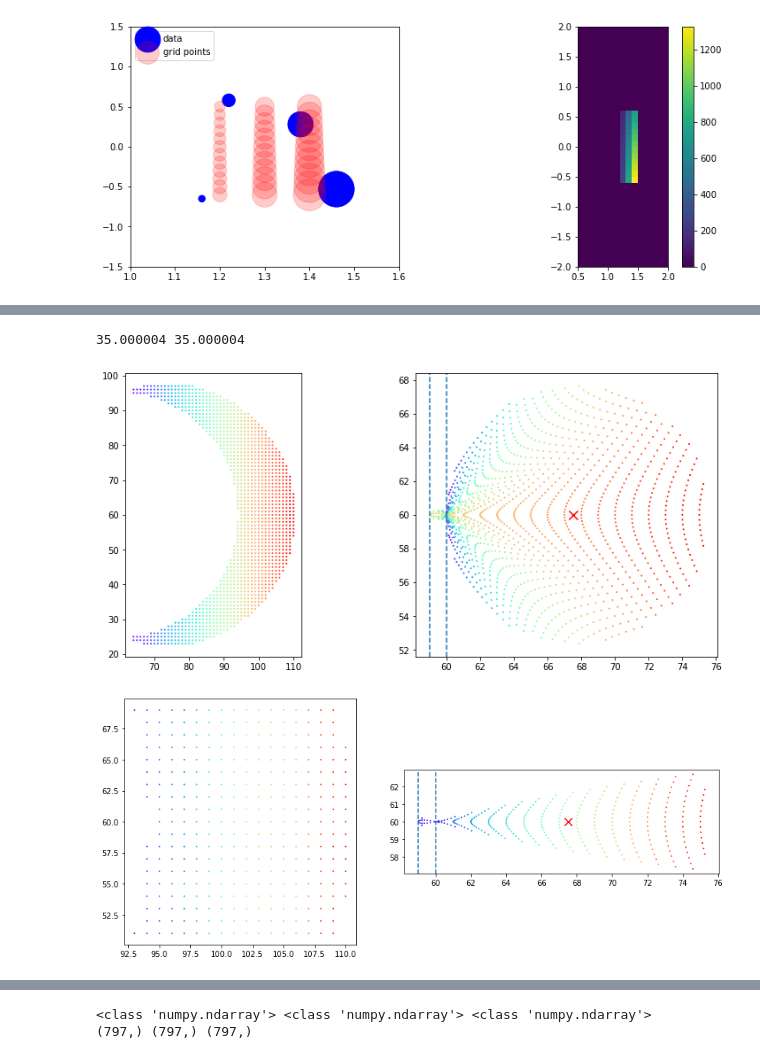
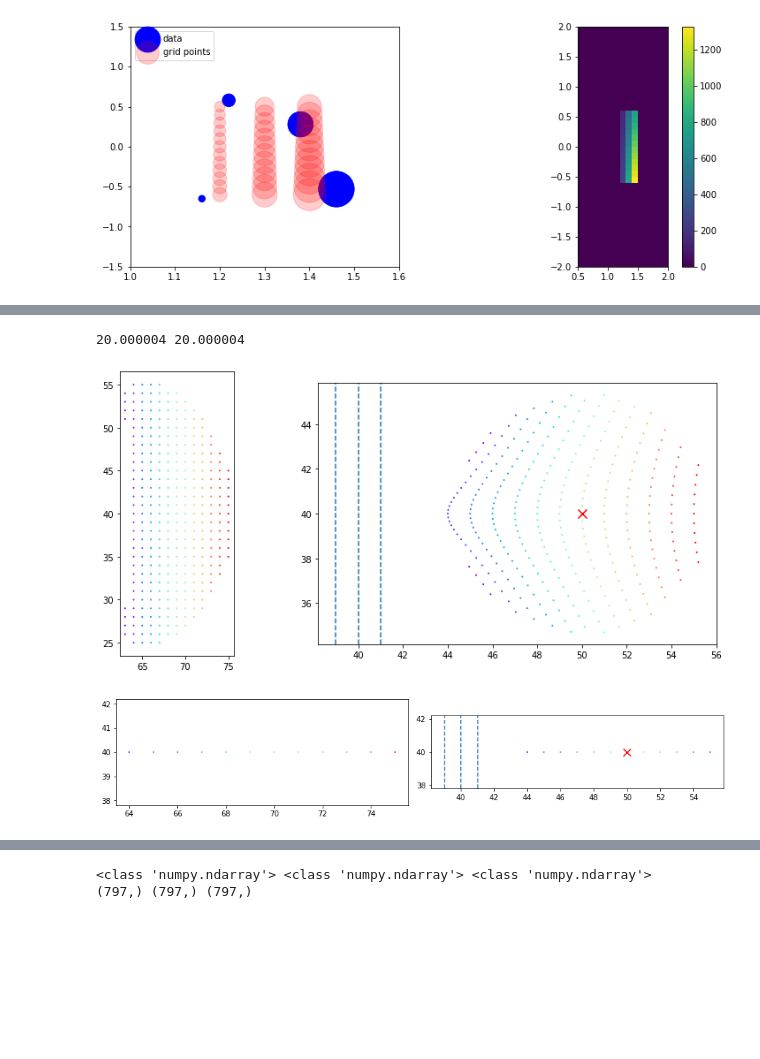
Before and after one commit to giga-lens/gigalens, a Jupyter notebook: jax-demo-dev-sim-only_SIS.ipynb, the cells around one changed output, grey strips where cells are left out. Saved outputs shown, nothing was run; the diff lists cells and outputs as text; code cells hidden in the pictures; blank space fills up the shorter version.

```diff
--- a/jax-demo-dev-sim-only_SIS.ipynb
+++ b/jax-demo-dev-sim-only_SIS.ipynb
@@ -428,19 +451,11 @@ alfy_pix = np.squeeze(f_yi_downsamp) / delta_pix
 
 arcxy = np.where(counterarcmask > 0)
 
-# print('alfx:', alfx_pix[arcxy])
-# print('alfy:', alfx_pix[arcxy])
-
-# # print('image flux:', img[goodidx])
-# # print('image x:', goodxy[0])
-# # print('image y:', goodxy[1])
-
 arcx = arcxy[1]
 arcy = arcxy[0]
 
 srcy = arcy - alfy_pix[arcxy]
 srcx = arcx - alfx_pix[arcxy]
-
 
 hiy = np.percentile(arcy, 90)
 idx = arcy >= hiy
@@ -454,14 +469,19 @@ srcy_hiy = srcy[idx]
 fig, (ax1, ax2) = plt.subplots(1, 2, figsize=(12, 5))
 
 ax1.scatter(arcx, arcy, c=arcx, cmap='rainbow', s=1)
-# ax1.plot(arcx, arcy, '.')
-# ax1.plot(arcx_hiy, arcy_hiy, 'r.')
 
 ax1.set_aspect('equal')
 
+nub_ln1 = ctr
+nub_ln2 = ctr - 1.
+nub_ln3 = ctr + 1.
+
+
 ax2.scatter(srcx, srcy, c=arcx, cmap='rainbow', s=1)
-ax2.axvline(60.0, ls='--')
-ax2.axvline(59.0, ls='--')
+ax2.axvline(nub_ln1, ls='--')
+ax2.axvline(nub_ln2, ls='--')
+ax2.axvline(nub_ln3, ls='--')
+
 
 # ax2.plot(srcx, srcy, '.', ms=1)
 # ax2.plot(srcx_hiy, srcy_hiy, 'r.')
@@ -474,41 +494,43 @@ print(alfx_pix.max(), alfy_pix.max())
 # zoom on the flat part
 
 arc_loc = ctr + theta_E_pix
 arc_w = 40
 arc_h = 40
 
-idx1 = (arcx > arc_loc - arc_w/1) * (arcy > ctr - arc_h/0.6) * (arcy < ctr + arc_h/0.6)
-idx2 =  (arcy > ctr + arc_h/4) + (arcy < ctr - arc_h/4)
-idx3 =  (arcy < ctr + arc_h/4) * (arcy > ctr - arc_h/4)
+# idx1 = (arcx > arc_loc - arc_w/1) * (arcy > ctr - arc_h/0.6) * (arcy < ctr + arc_h/0.6)
+# idx2 =  (arcy > ctr + arc_h/4) + (arcy < ctr - arc_h/4)
+# idx3 =  (arcy < ctr + arc_h/8) * (arcy > ctr - arc_h/8)
+
+idx4 = arcy == ctr
 
 # idx = idx1 * idx2
-idx = idx3
+idx = idx4
 
 flat_arcx = arcx[idx]
 flat_arcy = arcy[idx]
 
 flat_srcx = srcx[idx]
 flat_srcy = srcy[idx]
 
 fig, (ax1, ax2) = plt.subplots(1, 2, figsize=(12, 5))
 
 ax1.scatter(flat_arcx, flat_arcy, c=flat_arcx, cmap='rainbow', s=1)
 # ax1.plot(arcx, arcy, '.')
 # ax1.plot(arcx_hiy, arcy_hiy, 'r.')
 
 ax1.set_aspect('equal')
 
 ax2.scatter(flat_srcx, flat_srcy, c=flat_arcx, cmap='rainbow', s=1)
-# ax2.plot(srcx, srcy, '.', ms=1)
-# ax2.plot(srcx_hiy, srcy_hiy, 'r.')
 
 ax2.set_aspect('equal')
 ax2.scatter(src_ctrx/delta_pix + ctr, src_ctry/delta_pix + ctr, s=100, marker='x', color='r')
-ax2.axvline(60.0, ls='--')
-ax2.axvline(59.0, ls='--')
+ax2.axvline(nub_ln1, ls='--')
+ax2.axvline(nub_ln2, ls='--')
+ax2.axvline(nub_ln3, ls='--')
+
 
 plt.tight_layout()
 # %% [output]
-35.000004 35.000004
+20.000004 20.000004
-[figure, old version]
+[figure, new version]
-[figure, old version]
+[figure, new version]
```
Also changed, not shown: parts of 14 cells of this notebook.
